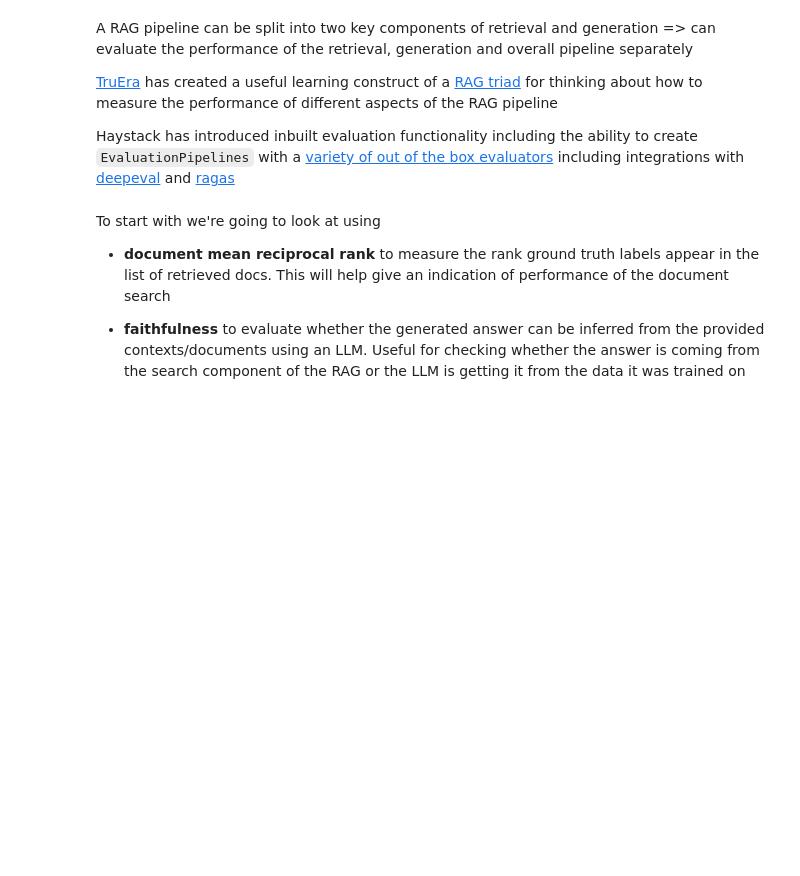
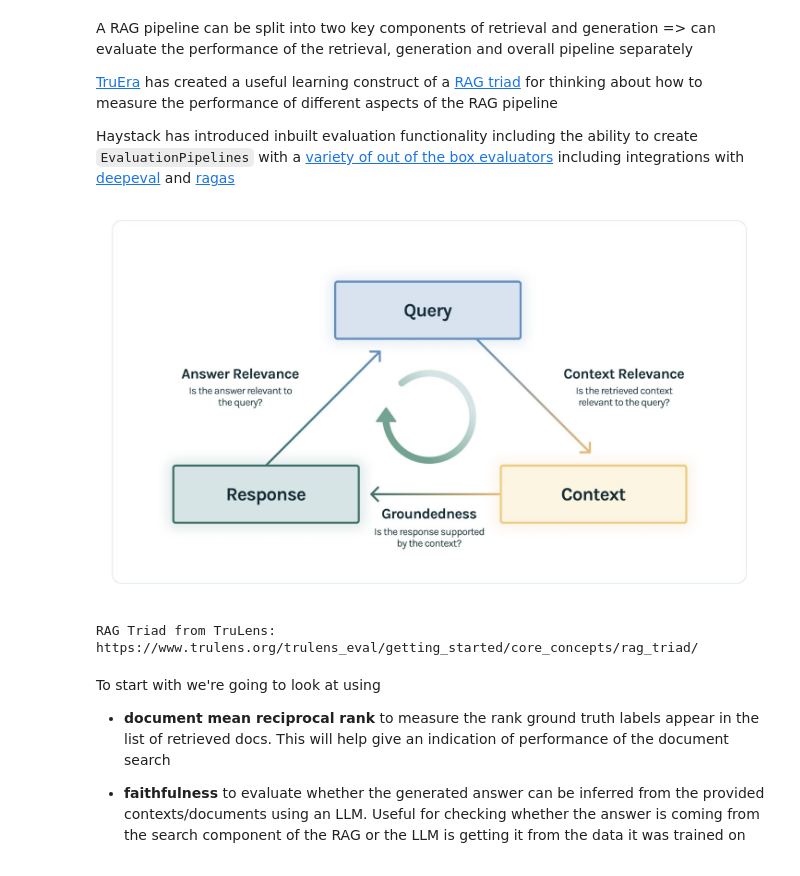
Before and after one commit to baldpanda/pydata-manchester-talk, a Jupyter notebook: notebooks/pydata_manchester_demo.ipynb, the cells around one changed output. Cells and saved outputs as stored; diff of their text form; code cells hidden in the pictures; blank space fills up the shorter version.

Commit message:
feat: add in RAG triad from TruLens and add some notes into useful practices

```diff
--- a/notebooks/pydata_manchester_demo.ipynb
+++ b/notebooks/pydata_manchester_demo.ipynb
@@ -219,6 +219,12 @@ A RAG pipeline can be split into two key components of retrieval and generation
 [TruEra](https://truera.com/) has created a useful learning construct of a [RAG triad](https://www.trulens.org/trulens_eval/getting_started/core_concepts/rag_triad/) for thinking about how to measure the performance of different aspects of the RAG pipeline
 
 Haystack has introduced inbuilt evaluation functionality including the ability to create `EvaluationPipelines` with a [variety of out of the box evaluators](https://docs.haystack.deepset.ai/docs/evaluators) including integrations with [deepeval](https://github.com/confident-ai/deepeval) and [ragas](https://github.com/explodinggradients/ragas)
+# %%
+display(Image(filename='./images/rag_triad.png',width=1000, height=1000))
+print("RAG Triad from TruLens: https://www.trulens.org/trulens_eval/getting_started/core_concepts/rag_triad/")
+# %% [output]
+[figure, added]
+RAG Triad from TruLens: https://www.trulens.org/trulens_eval/getting_started/core_concepts/rag_triad/
 # %% [markdown]
 To start with we're going to look at using
 - **document mean reciprocal rank** to measure the rank ground truth labels appear in the list of retrieved docs. This will help give an indication of performance of the document search
```
